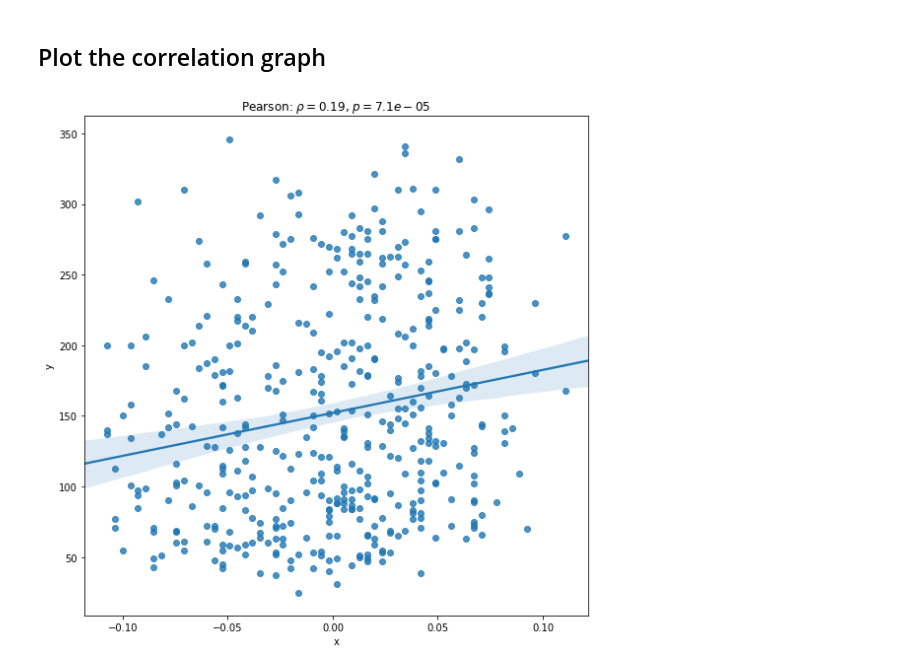
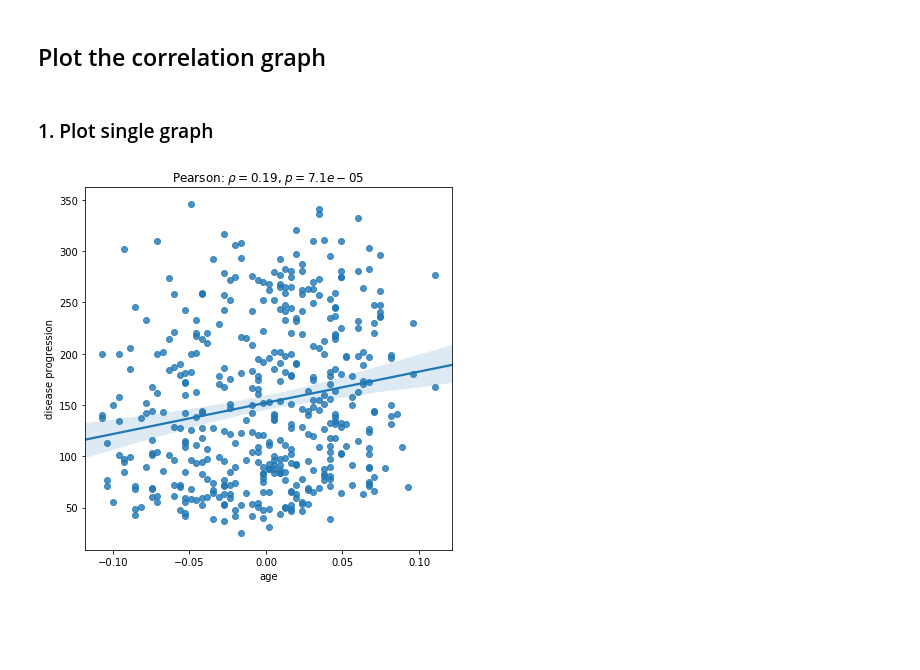
Before and after one commit to zgalaz/data-science-helpers, a Jupyter notebook: notebooks/correlation_notebook.ipynb, the cells around one changed output. Drawn from its saved outputs; the diff is of its cells as text; code cells hidden in the pictures; blank space fills up the shorter version.

```diff
--- a/notebooks/correlation_notebook.ipynb
+++ b/notebooks/correlation_notebook.ipynb
@@ -26,3 +27,6 @@ from sklearn.datasets import load_diabetes
 dataset = load_diabetes()
 X = dataset.data
 y = dataset.target
+feature_names = dataset.feature_names
+
+print(dataset.get('DESCR'))
@@ -29,18 +51,22 @@ y = dataset.target
 # %% [markdown]
 ## Plot the correlation graph
+# %% [markdown]
+### 1. Plot single graph
 # %%
 from helpers.correlation.visualization import plot_correlation
 
 # Get example feature
 X_temp = X[:, 0]
+X_name = feature_names[0]
 
 # Plot the correlation
 plot_correlation(X_temp,
                  y,
                  corr_type="pearson",
-                 fig_size=(8, 8),
+                 fig_size=(6, 6),
                  fig_show=True,
-                 x_label="x",
-                 y_label="y")
+                 save_as=None,
+                 x_label=X_name,
+                 y_label="disease progression")
 # %% [output]
-[figure, old version]
+[figure, new version]
```
Also changed, not shown: parts of 4 cells of this notebook.
